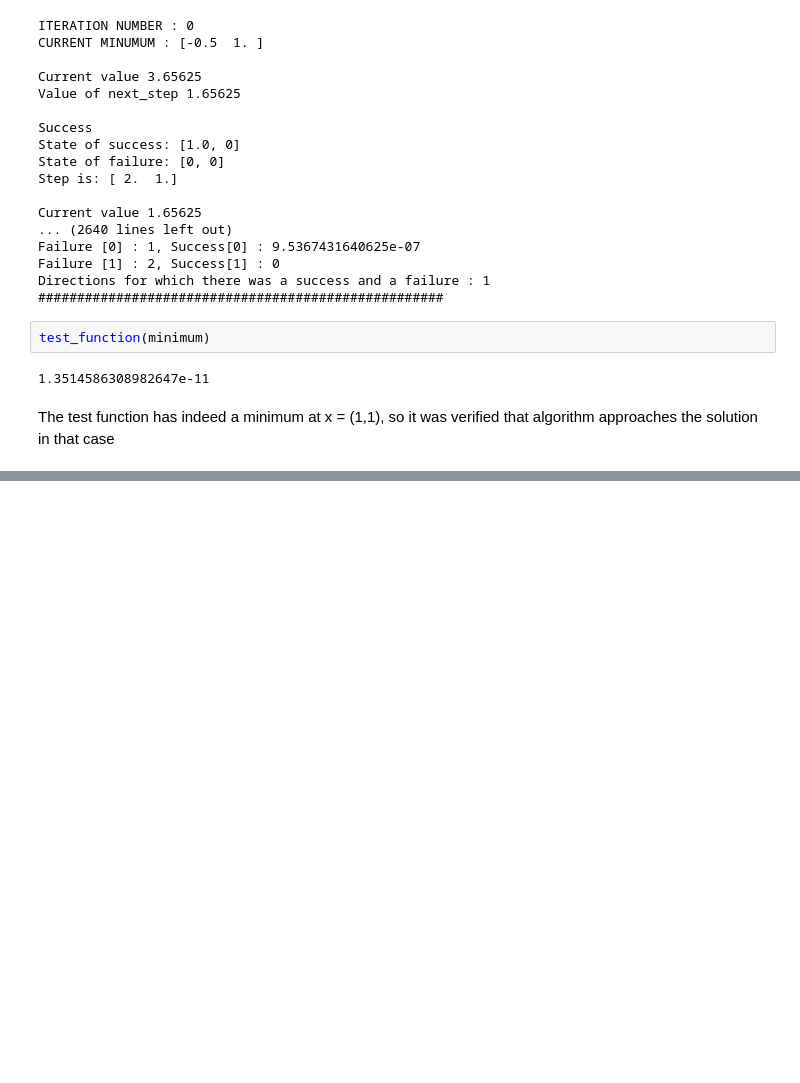
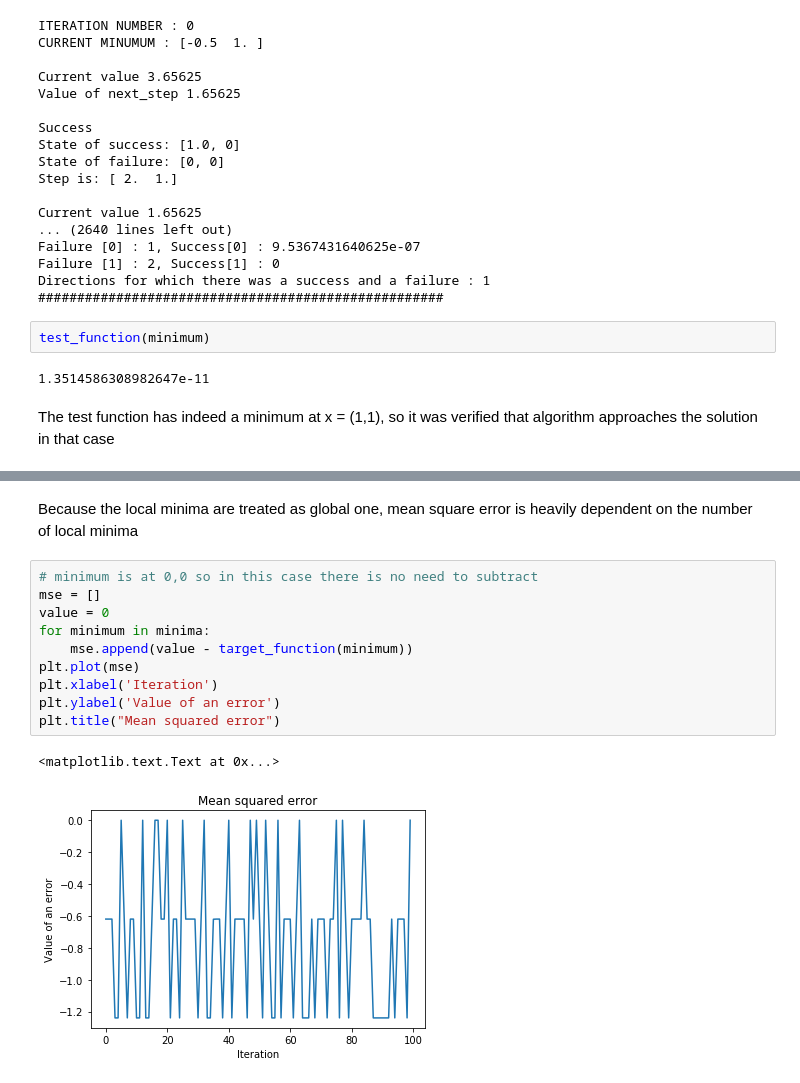
Before and after one commit to LemurPwned/Fundamentals-of-optimization, a Jupyter notebook: Rosenbrock method.ipynb, the cells around one changed output, grey strips where cells are left out. Cells and saved outputs as stored; diff of their text form; blank space fills up the shorter version.

```diff
--- a/Rosenbrock method.ipynb
+++ b/Rosenbrock method.ipynb
@@ -190,0 +221,15 @@ plt.plot(target_function(minima))
+# %% [markdown]
+Because the local minima are treated as global one, mean square error is heavily dependent on the number of local minima
+# %%
+# minimum is at 0,0 so in this case there is no need to subtract
+mse = []
+value = 0
+for minimum in minima:
+    mse.append(value - target_function(minimum))
+plt.plot(mse)
+plt.xlabel('Iteration')
+plt.ylabel('Value of an error')
+plt.title("Mean squared error")
+# %% [output]
+<matplotlib.text.Text at 0x...>
+[figure, added]
```
Also changed, not shown: parts of 9 cells of this notebook.
